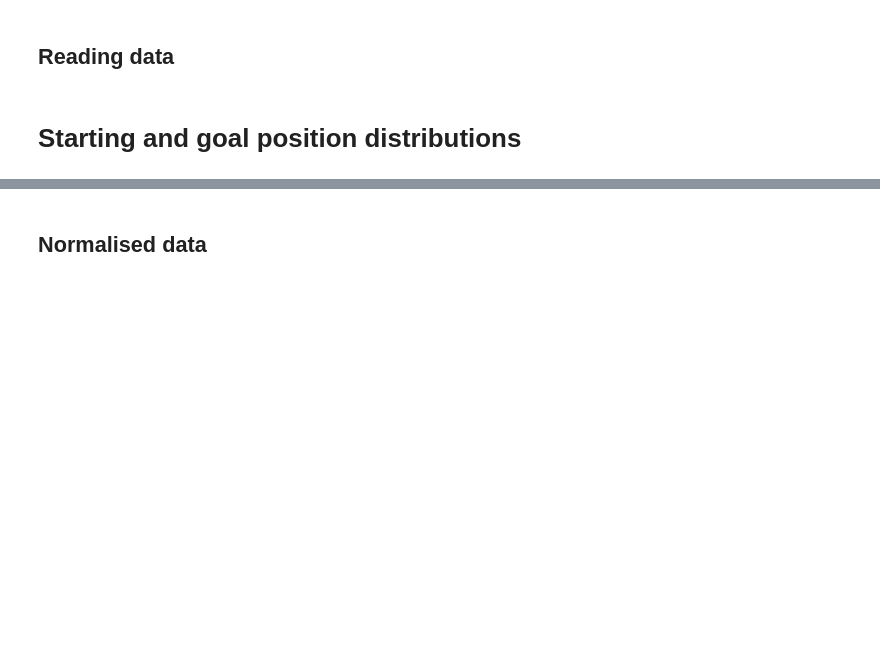
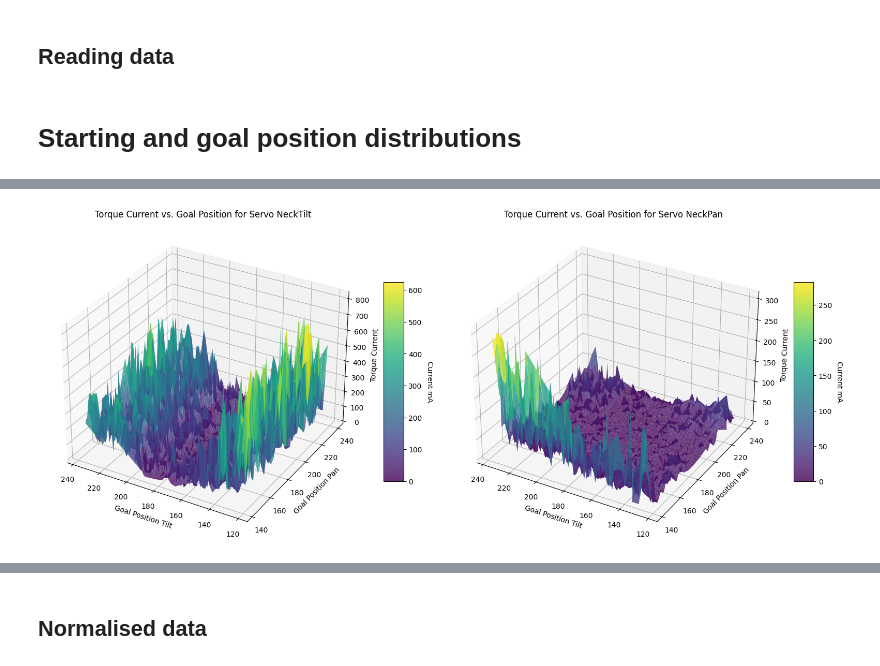
Before and after one commit to ikaros-project/ikaros, a Jupyter notebook: Source/Modules/RobotModules/CompliantRobot/CurrentPositionMapping/PlotTrajectories.ipynb, the cells around one changed output, grey strips where cells are left out. Drawn from its saved outputs; the diff is of its cells as text; code cells hidden in the pictures; blank space fills up the shorter version.

```diff
--- a/Source/Modules/RobotModules/CompliantRobot/CurrentPositionMapping/PlotTrajectories.ipynb
+++ b/Source/Modules/RobotModules/CompliantRobot/CurrentPositionMapping/PlotTrajectories.ipynb
@@ -355 +366,61 @@ plot_start_current_vs_distance(mapping_metrics, ['NeckTilt', 'NeckPan'], servoIn
+# %%
+import matplotlib.pyplot as plt
+import numpy as np
+from scipy.interpolate import griddata
+
+def plot_torq_current_vs_positions(data, servos, servo_indices, ids):
+    fig, axs = plt.subplots(1, len(servos), figsize=(16, 8), subplot_kw={'projection': '3d'})
+
+    for i, servo in enumerate(servos):
+        goal_positions_tilt = []
+        goal_positions_pan = []
+        torqe_currents = []
+
+        for id in ids:
+            # Retrieve starting and goal positions
+            goal_pos_tilt = data[id]["GoalPosition"][0]
+            goal_pos_pan = data[id]["GoalPosition"][1]
+
+
+            min_torque_current = data[id]["MinCurrentForTorqueAtGoal"][servo_indices[servo]]
+
+            # Store values
+            goal_positions_tilt.append(goal_pos_tilt)
+            goal_positions_pan.append(goal_pos_pan)
+            torqe_currents.append(min_torque_current)
+
+        # Create a grid for smooth surface plotting
+        xi = np.linspace(min(goal_positions_tilt), max(goal_positions_tilt), 100)
+        yi = np.linspace(min(goal_positions_pan), max(goal_positions_pan), 100)
+        xi, yi = np.meshgrid(xi, yi)
+        zi = griddata((goal_positions_tilt, goal_positions_pan), torqe_currents, (xi, yi), method='linear')
+
+        # Plotting
+        ax = axs[i]
+        surf = ax.plot_surface(xi, yi, zi, cmap='viridis', edgecolor='none', alpha=0.8)
+        # Add shading for depth effect
+        surf._facecolors2d = surf._facecolor3d
+        surf._edgecolors2d = surf._edgecolor3d
+
+        # Add color bar
+        color_bar = fig.colorbar(surf, ax=ax, shrink=0.5, aspect=10)
+        color_bar.set_label('Current mA', rotation=270, labelpad=15)
+
+        # Labels and title
+        ax.set_xlabel('Goal Position Tilt')
+        ax.set_ylabel('Goal Position Pan')
+        ax.set_zlabel('Torque Current')
+        ax.set_title(f'Torque Current vs. Goal Position for Servo {servo}')
+
+        # Reverse the x-axis
+        ax.set_xlim(ax.get_xlim()[::-1])
+
+    plt.tight_layout()
+    plt.show()
+
+# Usage example
+# Servo indices: 0 for tilting servo, 1 for pan servo
+plot_torq_current_vs_positions(mapping_metrics, ['NeckTilt', 'NeckPan'], servoIndices, mapping_metrics.keys())
+# %% [output]
+[figure, added]
 # %%
```
Also changed, not shown: parts of 10 cells of this notebook.
